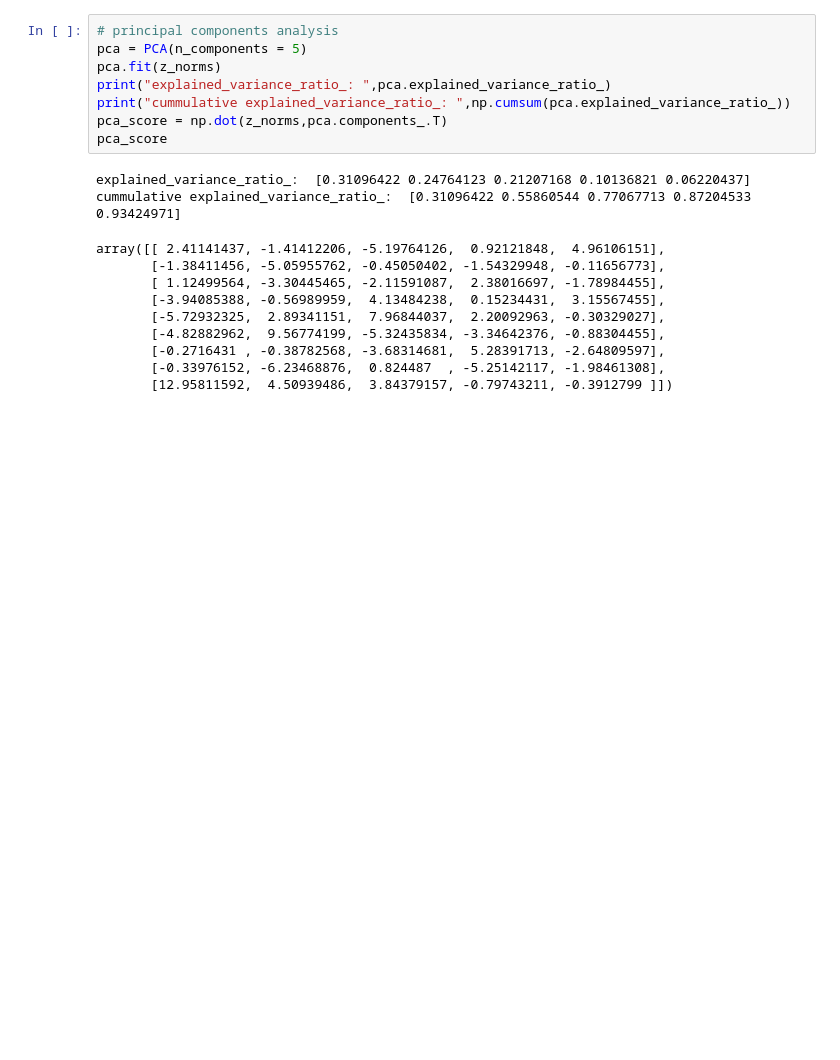
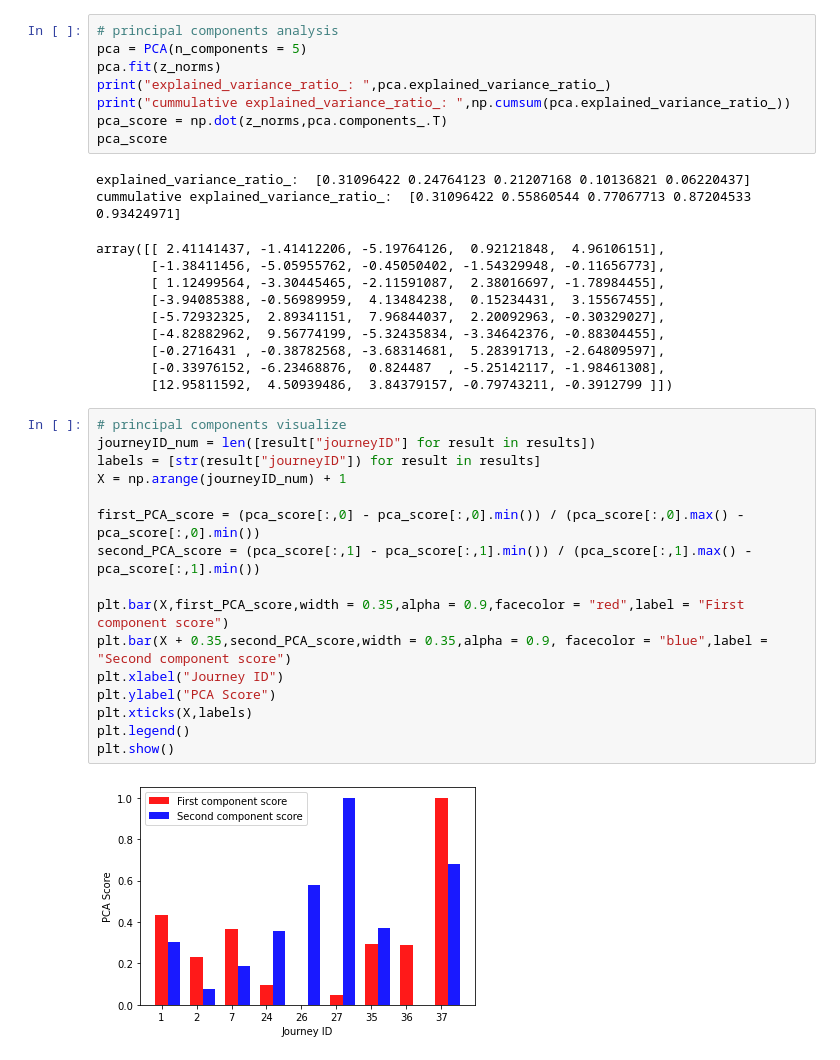
Before and after one commit to LittleLi2020/usage-based-insurance, a Jupyter notebook: lotus/speed-acceleration-analysis.ipynb, the cells around one changed output. Drawn from its saved outputs; the diff is of its cells as text; blank space fills up the shorter version.

```diff
--- a/lotus/speed-acceleration-analysis.ipynb
+++ b/lotus/speed-acceleration-analysis.ipynb
@@ -166,5 +166,23 @@ array([[ 2.41141437, -1.41412206, -5.19764126,  0.92121848,  4.96106151],
        [-0.2716431 , -0.38782568, -3.68314681,  5.28391713, -2.64809597],
        [-0.33976152, -6.23468876,  0.824487  , -5.25142117, -1.98461308],
        [12.95811592,  4.50939486,  3.84379157, -0.79743211, -0.3912799 ]])
+# %%
+# principal components visualize
+journeyID_num = len([result["journeyID"] for result in results])
+labels = [str(result["journeyID"]) for result in results]
+X = np.arange(journeyID_num) + 1
+
+first_PCA_score = (pca_score[:,0] - pca_score[:,0].min()) / (pca_score[:,0].max() - pca_score[:,0].min())
+second_PCA_score = (pca_score[:,1] - pca_score[:,1].min()) / (pca_score[:,1].max() - pca_score[:,1].min())
+
+plt.bar(X,first_PCA_score,width = 0.35,alpha = 0.9,facecolor = "red",label = "First component score")
+plt.bar(X + 0.35,second_PCA_score,width = 0.35,alpha = 0.9, facecolor = "blue",label = "Second component score")
+plt.xlabel("Journey ID")
+plt.ylabel("PCA Score")
+plt.xticks(X,labels)
+plt.legend()
+plt.show()
+# %% [output]
+[figure, added]
 # %%
 # speed visualize
```
Also changed, not shown: parts of 4 cells of this notebook, 2 other files.
